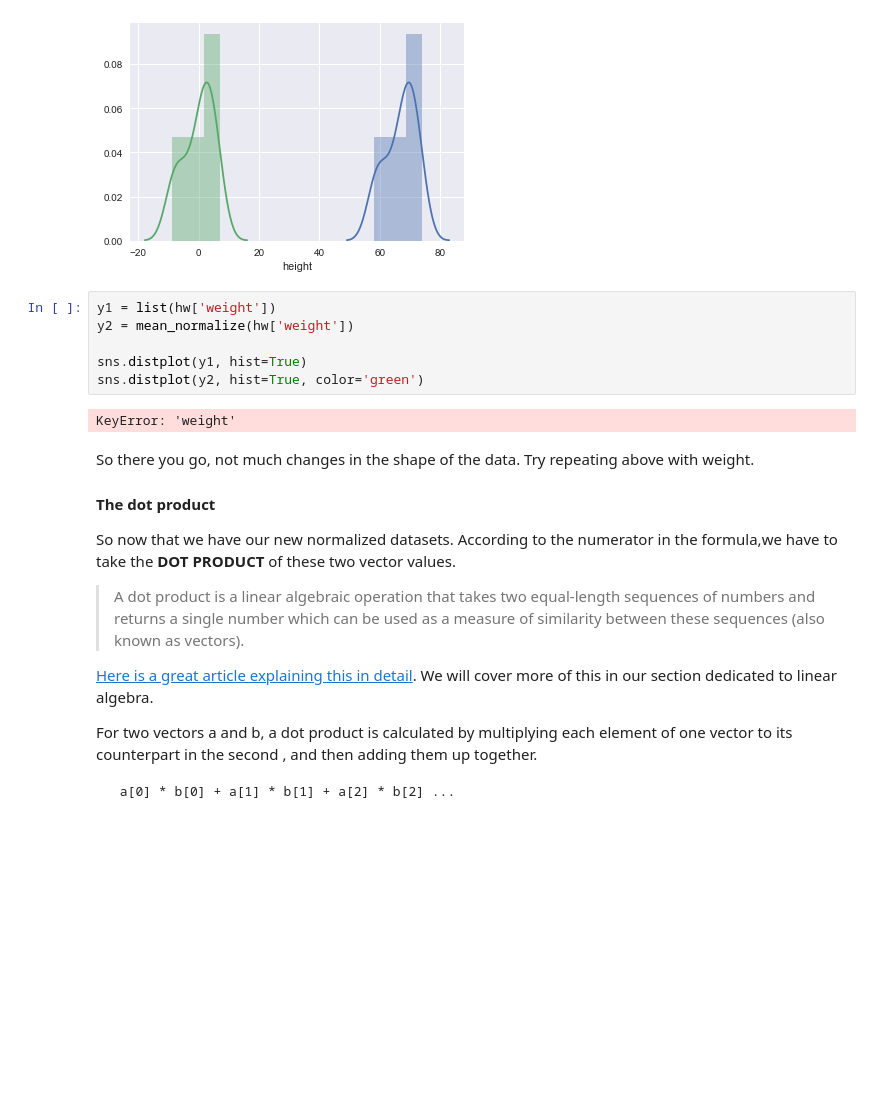
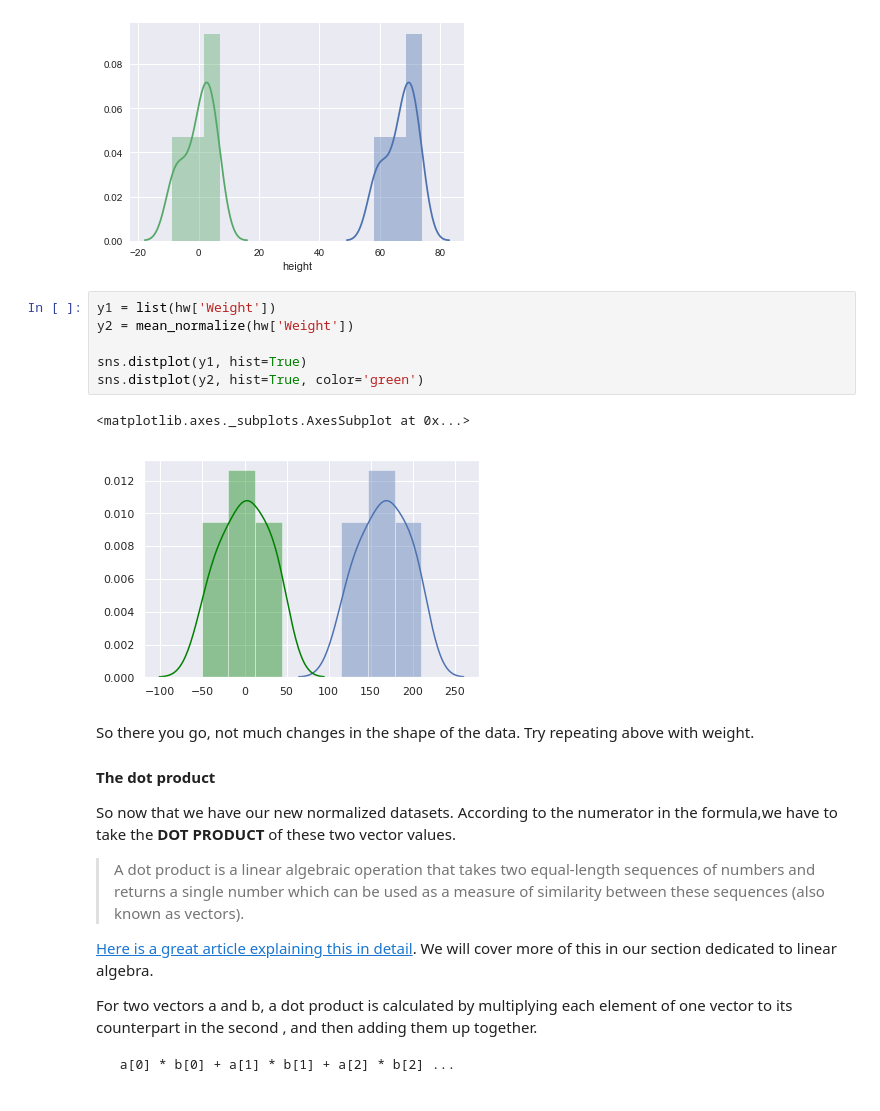
Before and after one commit to nkacoroski/dsc-0-10-04-cov-corr-lab-seattle-ds-career-040119, a Jupyter notebook: index.ipynb, the cells around one changed output. Saved outputs shown, nothing was run; the diff lists cells and outputs as text; blank space fills up the shorter version.

```diff
--- a/index.ipynb
+++ b/index.ipynb
@@ -118,13 +118,14 @@ sns.distplot(x2, hist=True, color='green')
 <matplotlib.axes._subplots.AxesSubplot at 0x...>
 [figure]
 # %%
-y1 = list(hw['weight'])
-y2 = mean_normalize(hw['weight'])
+y1 = list(hw['Weight'])
+y2 = mean_normalize(hw['Weight'])
 
 sns.distplot(y1, hist=True)
 sns.distplot(y2, hist=True, color='green')
 # %% [output]
-KeyError: 'weight'
+<matplotlib.axes._subplots.AxesSubplot at 0x...>
+[figure, added]
 # %% [markdown]
 So there you go, not much changes in the shape of the data. Try repeating above with weight.
 
```
